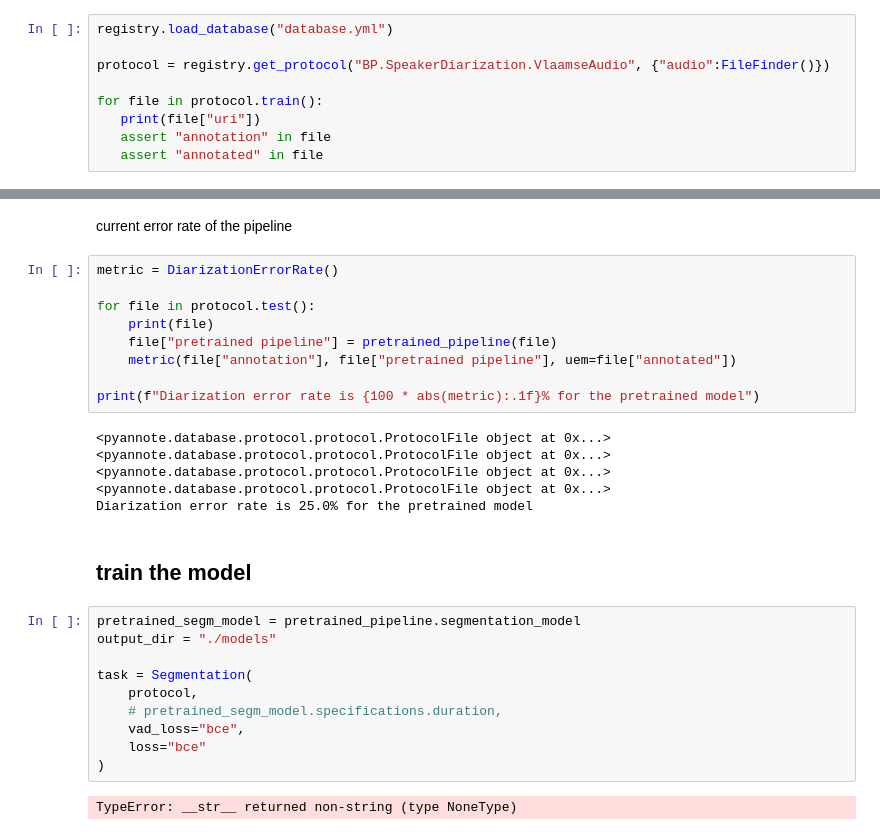
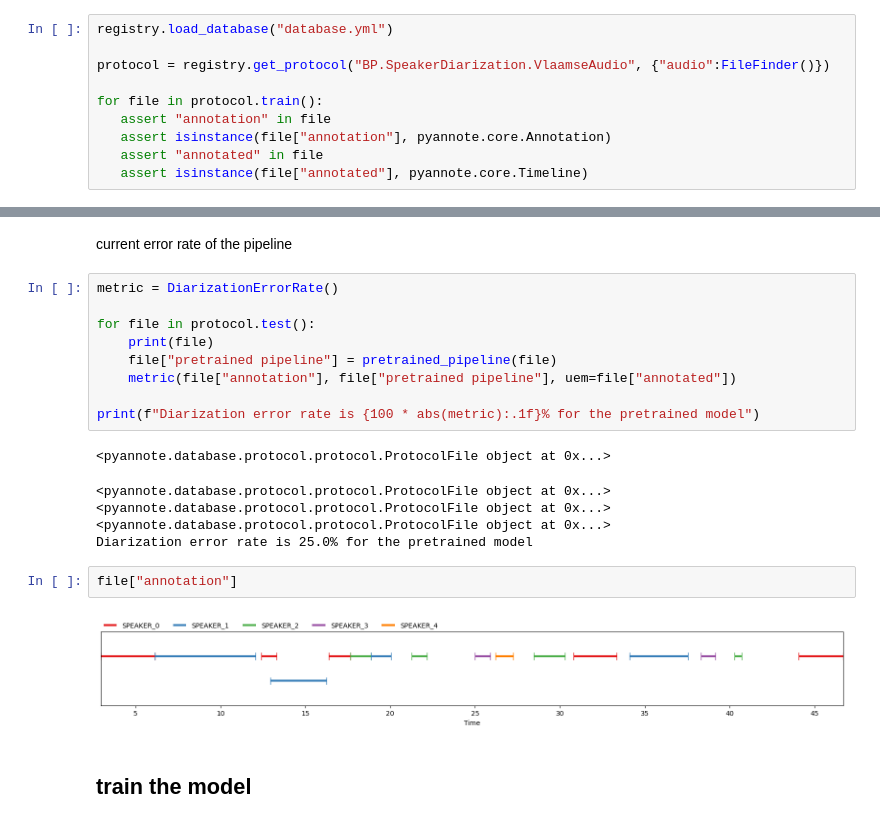
Before and after one commit to LisaVerhoeyen/bp-stemmen-onderscheiden, a Jupyter notebook: pyannote/inference.ipynb, the cells around one changed output, grey strips where cells are left out. Cells and saved outputs as stored; diff of their text form.

```diff
--- a/pyannote/inference.ipynb
+++ b/pyannote/inference.ipynb
@@ -23,6 +34,7 @@ registry.load_database("database.yml")
 protocol = registry.get_protocol("BP.SpeakerDiarization.VlaamseAudio", {"audio":FileFinder()})
 
 for file in protocol.train():
-   print(file["uri"])
    assert "annotation" in file
+   assert isinstance(file["annotation"], pyannote.core.Annotation)
    assert "annotated" in file
+   assert isinstance(file["annotated"], pyannote.core.Timeline)
@@ -61,21 +71,13 @@ for file in protocol.test():
 print(f"Diarization error rate is {100 * abs(metric):.1f}% for the pretrained model")
 # %% [output]
 <pyannote.database.protocol.protocol.ProtocolFile object at 0x...>
-<pyannote.database.protocol.protocol.ProtocolFile object at 0x...>
-<pyannote.database.protocol.protocol.ProtocolFile object at 0x...>
-<pyannote.database.protocol.protocol.ProtocolFile object at 0x...>
-Diarization error rate is 25.0% for the pretrained model
+<pyannote.database.protocol.protocol.ProtocolFile object at 0x...>
+<pyannote.database.protocol.protocol.ProtocolFile object at 0x...>
+<pyannote.database.protocol.protocol.ProtocolFile object at 0x...>
+Diarization error rate is 25.0% for the pretrained model
+# %%
+file["annotation"]
+# %% [output]
+[figure, added]
 # %% [markdown]
 ## train the model
-# %%
-pretrained_segm_model = pretrained_pipeline.segmentation_model
-output_dir = "./models"
-
-task = Segmentation(
-    protocol,
-    # pretrained_segm_model.specifications.duration,
-    vad_loss="bce",
-    loss="bce"
-)
-# %% [output]
-TypeError: __str__ returned non-string (type NoneType)
```
Also changed, not shown: parts of 12 cells of this notebook, 5 other files.
